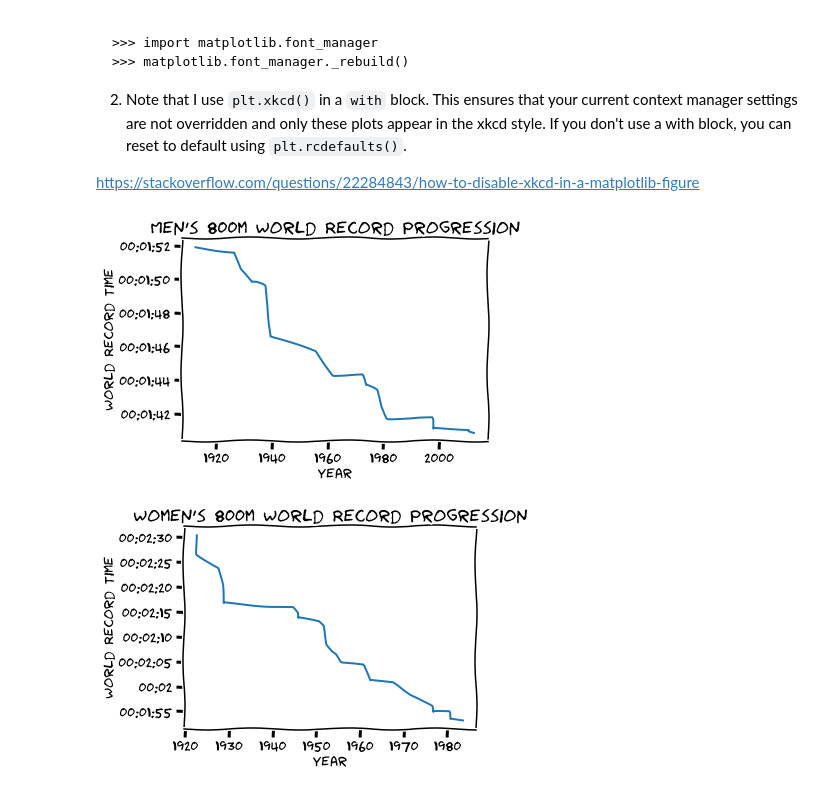
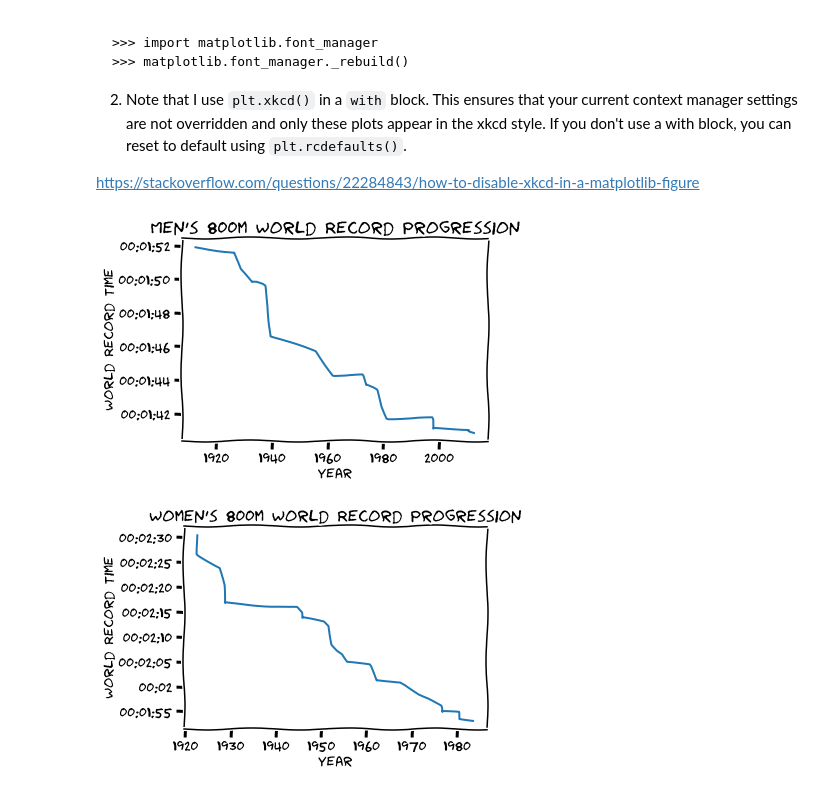
Before and after one commit to mrperkett/example-matplotlib-xkcd, a Jupyter notebook: plot-examples.ipynb, the cells around one changed output. Cells and saved outputs as stored; diff of their text form; code cells hidden in the pictures.

Commit message:
Changed fontsize in plot title

```diff
--- a/plot-examples.ipynb
+++ b/plot-examples.ipynb
@@ -141,32 +141,32 @@ with plt.xkcd():
 
     wr_times = df_men["Time"].to_list()
     wr_dates = df_men["Date"].to_list()
     ax.plot(wr_dates, wr_times, "-")
 
     ax.set_title("Men's 800m World Record Progression", fontsize=18)
     ax.set_xlabel("Year", fontsize=14)
     ax.set_ylabel("World Record Time", fontsize=14)
 
     plt.tight_layout()
     plt.savefig(out_file_path, dpi=300)
 
 
 
 # women
 out_file_path = "xkcd_theme-women_800m_world_record_progression.png"
 with plt.xkcd():
     fig, ax = plt.subplots()
 
     wr_times = df_women["Time"].to_list()
     wr_dates = df_women["Date"].to_list()
     ax.plot(wr_dates, wr_times, "-")
 
-    ax.set_title("Women's 800m World Record Progression", fontsize=18)
+    ax.set_title("Women's 800m World Record Progression", fontsize=17)
     ax.set_xlabel("Year", fontsize=14)
     ax.set_ylabel("World Record Time", fontsize=14)
 
     plt.tight_layout()
     plt.savefig(out_file_path, dpi=300)
 # %% [output]
 [figure]
-[figure, old version]
+[figure, new version]
```
Also changed, not shown: 2 other files.
